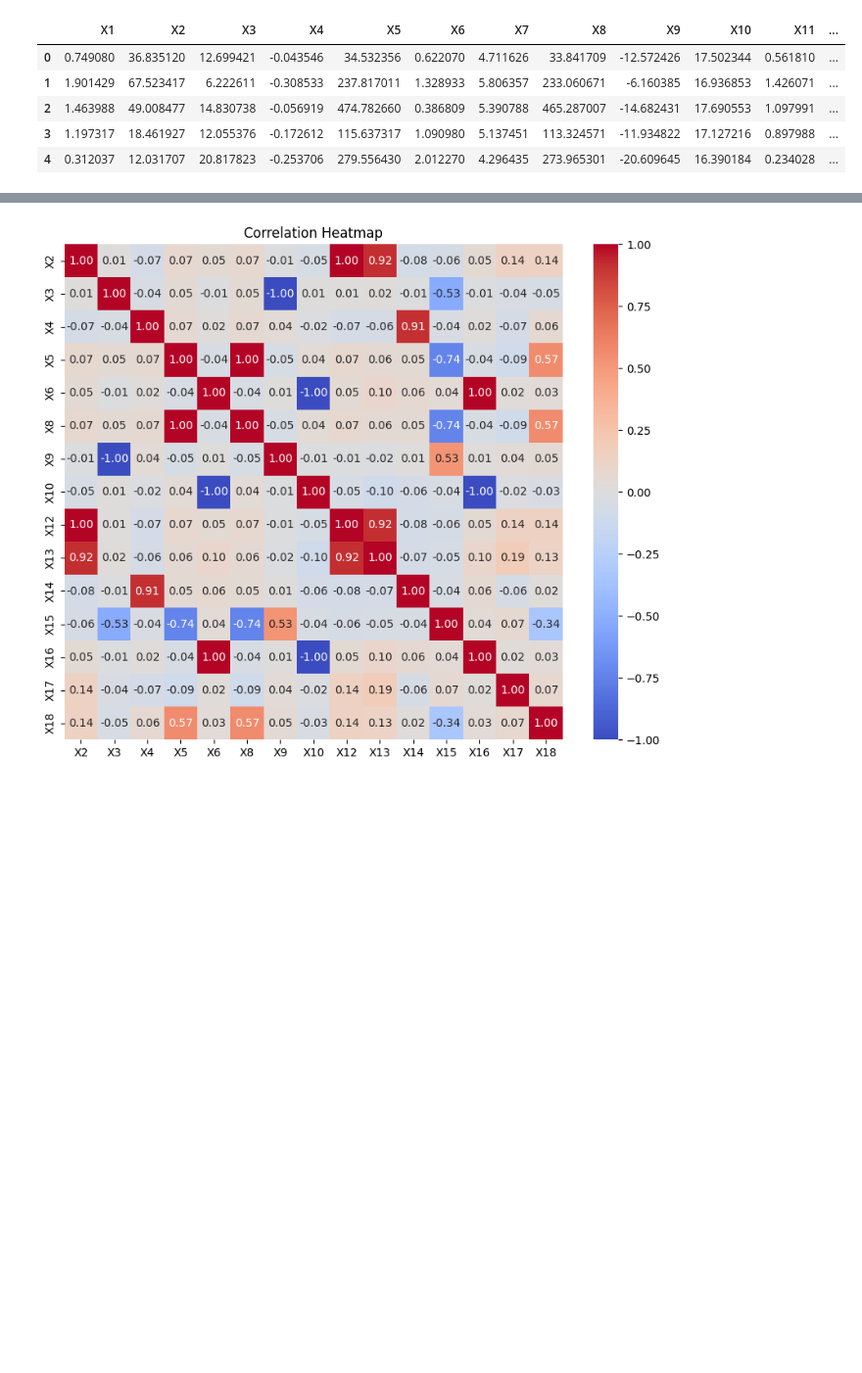
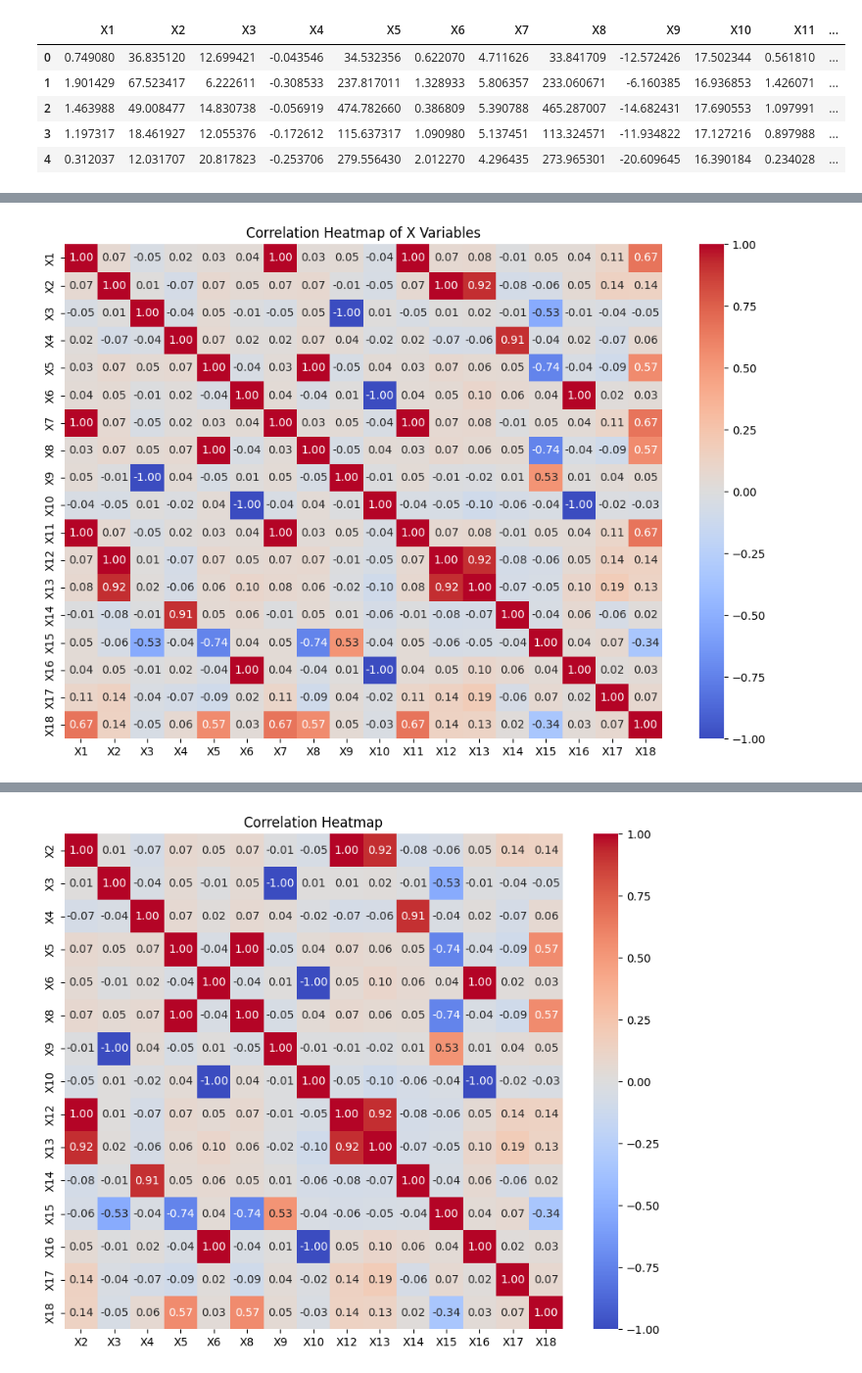
Before and after one commit to Lchochua/Lasso, a Jupyter notebook: lasso.ipynb, the cells around one changed output, grey strips where cells are left out. Shown: that part at 98% size. Saved outputs shown, nothing was run; the diff lists cells and outputs as text; code cells hidden in the pictures; blank space fills up the shorter version.

```diff
--- a/lasso.ipynb
+++ b/lasso.ipynb
@@ -93,0 +124,11 @@ df.head()
+# %%
+# Calculate the correlation matrix for X variables
+correlation_matrix_X = df.drop(['y1', 'y2'], axis=1).corr()
+
+# Create a heatmap
+plt.figure(figsize=(12, 8))
+sns.heatmap(correlation_matrix_X, annot=True, cmap='coolwarm', fmt=".2f")
+plt.title("Correlation Heatmap of X Variables")
+plt.show()
+# %% [output]
+[figure, added]
```
Also changed, not shown: parts of 7 cells of this notebook.
